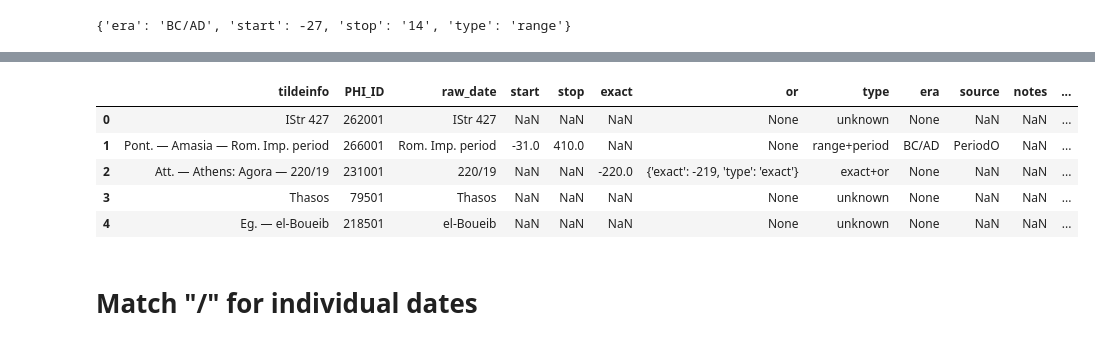
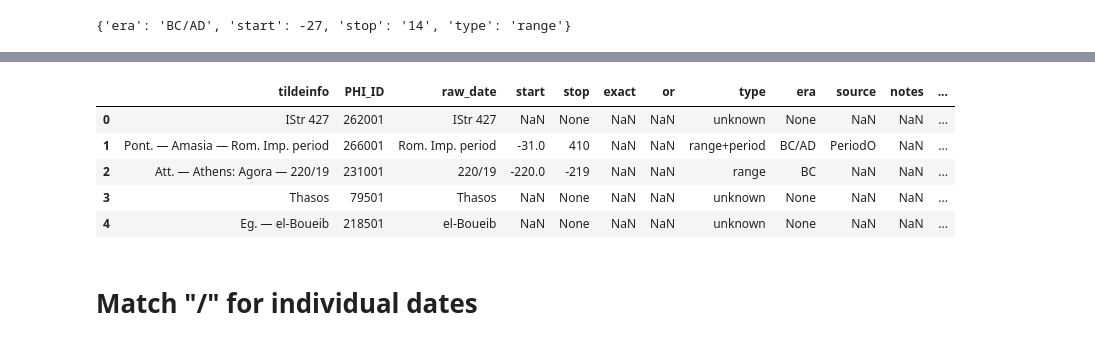
Before and after one commit to sdam-au/GI_ETL, a Jupyter notebook: scripts/1_3_EXTRACTING_DATES.ipynb, the cells around one changed output, grey strips where cells are left out. Drawn from its saved outputs; the diff is of its cells as text; code cells hidden in the pictures.

```diff
--- a/scripts/1_3_EXTRACTING_DATES.ipynb
+++ b/scripts/1_3_EXTRACTING_DATES.ipynb
@@ -555,10 +555,10 @@ def parse_centuries(datation, dating):
 
     if match:
       if ("/" in datation) or ():
-      centur
+      century
   if (" BC" in datation) and (" AD" in datation):
     century_BC = [element_cent for element_cent in cent_BC if re.search(element_cent[0], datation.partition("BC")[0])]
-    century_AD = [element_cent for element_cent in cent_AD if re.search(element_cent[0], datation.partition("BC")[2])]
+    century_AD = [element_cent for element_cent in cent_AD if re.search(element_cent[0], datation.partition("AD")[2])]
     return {"start" : century_BC[0][1], "stop" : century_AD[-1][2], "type" : "range+cent", "era" : "BC/AD"} # use the first century for start date and last for stop date
   else:
     try:
@@ -574,7 +576,5 @@ def parse_centuries(datation, dating):
 # %%
-### old version of the function
-
-cent_BC =                   [("(s\.\s|/VI($|\s|\/)", -600, -501),
+cent_BC =                   [("s\.\sVI($|\s|\/)", -600, -501),
                              ("s\.\sV($|\s|\/)", -500, -401),
                             ("s\.\sV/IV($|\s|\/)", -500, -301),
                             ("s\.\sIV($|\s|\/)", -400, -301),
@@ -603,23 +603,12 @@ cent_AD =                  [("s\.\sI($|\s|\/)", 1, 100),
                             ("6th", 501, 600),
                             ("7th", 601, 700),
                             ("8th", 701, 800)]
-
 def parse_centuries(datation, dating):
-  for number_pair in [("VIII", "8th"),
-                       ("VII", "7th"),
-                       ("VI", "6th"),
-                       ("IV", "4th"),
-                       ("V", "5th"),
-                       ("III", "3rd"),
-                       ("II", "2nd"),
-                       ("I", "1st"),
-    datation = re.sub("(s\.\s|\/)(" + number_pair[0] + ")", number_pair[1], datation)
-
-  if (" BC" in datation) and (" AD" in datation):
-    century_BC = [element_cent for element_cent in cent_BC if re.search(element_cent[0], datation.partition("BC")[0])]
-    century_AD = [element_cent for element_cent in cent_AD if re.search(element_cent[0], datation.partition("BC")[2])]
-    return {"start" : century_BC[0][1], "stop" : century_AD[-1][2], "type" : "range+cent", "era" : "BC/AD"} # use the first century for start date and last for stop date
-  else:
+  #if (" BC" in datation) and (" AD" in datation):
+  #  century_BC = [element_cent for element_cent in cent_BC if re.search(element_cent[0], datation.partition("BC")[0])]
+  #  century_AD = [element_cent for element_cent in cent_AD if re.search(element_cent[0], datation.partition("AD")[2])]
+  #  return {"start" : century_BC[0][1], "stop" : century_AD[-1][2], "type" : "range+cent", "era" : "BC/AD"} # use the first century for start date and last for stop date
+  # else:
     try:
       if dating["era"] == "AD":
         dating_update = {}
@@ -909,13 +896,13 @@ for inscription_date_tuple in list(zip(PHI_by_500["tildeinfo"].tolist(), PHI_by_
   data_dict.update(dating)
   PHI_list_of_dict.append(data_dict)
 # %%
-PHI_by_500_dates_v5 = pd.DataFrame(PHI_list_of_dict)
-PHI_by_500_dates_v5.head(5)
+PHI_by_500_dates_v6 = pd.DataFrame(PHI_list_of_dict)
+PHI_by_500_dates_v6.head(5)
 # %% [output]
 |  | tildeinfo | PHI_ID | raw_date | start | stop | exact | or | type | era | source | notes | ... |
-| 0 | IStr 427 | 262001 | IStr 427 | NaN | NaN | NaN | None | unknown | None | NaN | NaN | ... |
-| 1 | Pont. — Amasia — Rom. Imp. period | 266001 | Rom. Imp. period | -31.0 | 410.0 | NaN | None | range+period | BC/AD | PeriodO | NaN | ... |
-| 2 | Att. — Athens: Agora — 220/19 | 231001 | 220/19 | NaN | NaN | -220.0 | {'exact': -219, 'type': 'exact'} | exact+or | None | NaN | NaN | ... |
-| 3 | Thasos | 79501 | Thasos | NaN | NaN | NaN | None | unknown | None | NaN | NaN | ... |
-| 4 | Eg. — el-Boueib | 218501 | el-Boueib | NaN | NaN | NaN | None | unknown | None | NaN | NaN | ... |
+| 0 | IStr 427 | 262001 | IStr 427 | NaN | None | NaN | NaN | unknown | None | NaN | NaN | ... |
+| 1 | Pont. — Amasia — Rom. Imp. period | 266001 | Rom. Imp. period | -31.0 | 410 | NaN | NaN | range+period | BC/AD | PeriodO | NaN | ... |
+| 2 | Att. — Athens: Agora — 220/19 | 231001 | 220/19 | -220.0 | -219 | NaN | NaN | range | BC | NaN | NaN | ... |
+| 3 | Thasos | 79501 | Thasos | NaN | None | NaN | NaN | unknown | None | NaN | NaN | ... |
+| 4 | Eg. — el-Boueib | 218501 | el-Boueib | NaN | None | NaN | NaN | unknown | None | NaN | NaN | ... |
 # %%
```
Also changed, not shown: parts of 4 cells of this notebook.
